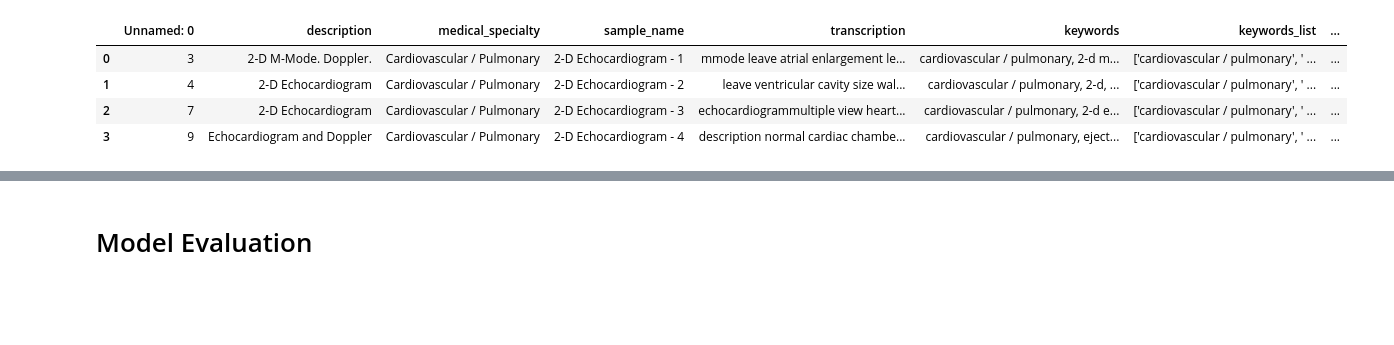
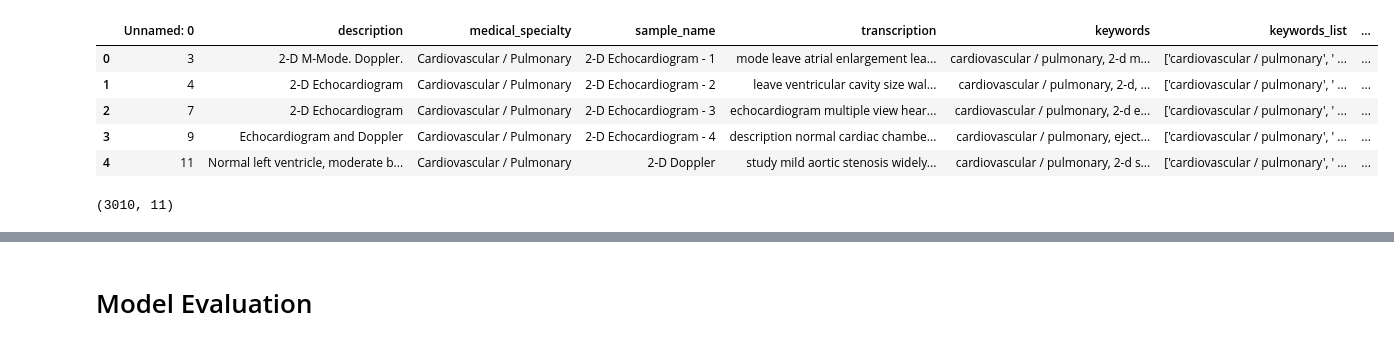
Before and after one commit to Tara-Sophia/NLP_Masterthesis, a Jupyter notebook: test.ipynb, the cells around one changed output, grey strips where cells are left out. Saved outputs shown, nothing was run; the diff lists cells and outputs as text; code cells hidden in the pictures; blank space fills up the shorter version.

```diff
--- a/test.ipynb
+++ b/test.ipynb
@@ -1,14 +12,20 @@
 # %%
 import pandas as pd
-df = pd.read_csv('data/processed/nlp/mtsamples/mtsamples_semisupervised.csv')
+df = pd.read_csv('data/processed/nlp/mtsamples/mtsamples_MLM.csv')
 pd.set_option('display.max_colwidth', -1)
 df.head()
 # %% [output]
 |  | Unnamed: 0 | description | medical_specialty | sample_name | transcription | keywords | keywords_list | ... |
-| 0 | 3 | 2-D M-Mode. Doppler. | Cardiovascular / Pulmonary | 2-D Echocardiogram - 1 | mmode leave atrial enlargement le... | cardiovascular / pulmonary, 2-d m... | ['cardiovascular / pulmonary', ' ... | ... |
+| 0 | 3 | 2-D M-Mode. Doppler. | Cardiovascular / Pulmonary | 2-D Echocardiogram - 1 | mode leave atrial enlargement lea... | cardiovascular / pulmonary, 2-d m... | ['cardiovascular / pulmonary', ' ... | ... |
 | 1 | 4 | 2-D Echocardiogram | Cardiovascular / Pulmonary | 2-D Echocardiogram - 2 | leave ventricular cavity size wal... | cardiovascular / pulmonary, 2-d, ... | ['cardiovascular / pulmonary', ' ... | ... |
-| 2 | 7 | 2-D Echocardiogram | Cardiovascular / Pulmonary | 2-D Echocardiogram - 3 | echocardiogrammultiple view heart... | cardiovascular / pulmonary, 2-d e... | ['cardiovascular / pulmonary', ' ... | ... |
+| 2 | 7 | 2-D Echocardiogram | Cardiovascular / Pulmonary | 2-D Echocardiogram - 3 | echocardiogram multiple view hear... | cardiovascular / pulmonary, 2-d e... | ['cardiovascular / pulmonary', ' ... | ... |
 | 3 | 9 | Echocardiogram and Doppler | Cardiovascular / Pulmonary | 2-D Echocardiogram - 4 | description normal cardiac chambe... | cardiovascular / pulmonary, eject... | ['cardiovascular / pulmonary', ' ... | ... |
+| 4 | 11 | Normal left ventricle, moderate b... | Cardiovascular / Pulmonary | 2-D Doppler | study mild aortic stenosis widely... | cardiovascular / pulmonary, 2-d s... | ['cardiovascular / pulmonary', ' ... | ... |
+# %%
+#size of the dataset
+df.shape
+# %% [output]
+(3010, 11)
 # %%
 from transformers import AutoTokenizer, pipeline
 import os
```
Also changed, not shown: parts of 8 cells of this notebook, 6 other files.
